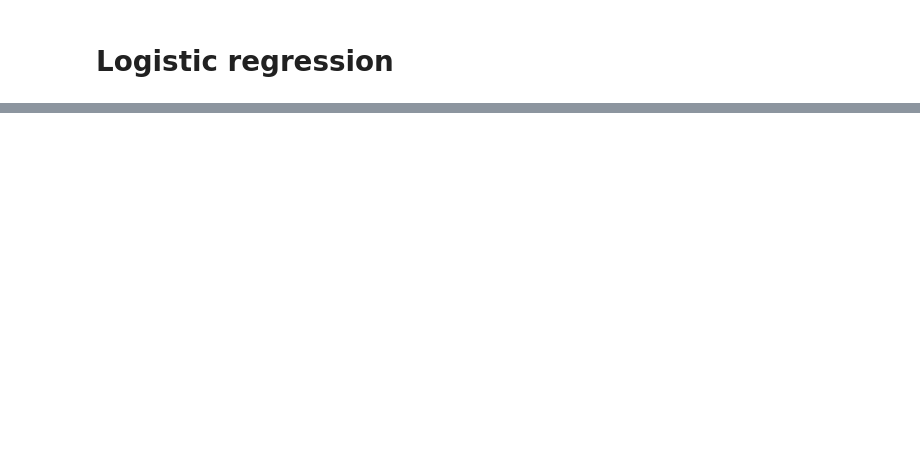
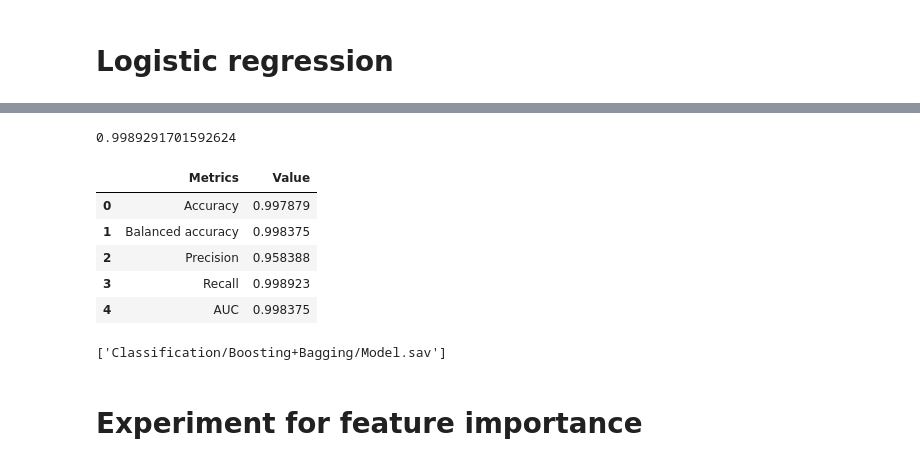
Before and after one commit to CamilaDuitama/RascovanProject, a Jupyter notebook: Scripts/Classification.ipynb, the cells around one changed output, grey strips where cells are left out. Cells and saved outputs as stored; diff of their text form; code cells hidden in the pictures; blank space fills up the shorter version.

```diff
--- a/Scripts/Classification.ipynb
+++ b/Scripts/Classification.ipynb
@@ -111,0 +130,5 @@ with joblib.parallel_backend('dask'):
+# %%
+from sklearn.preprocessing import Binarizer
+icombined_total=imatrices["CleanRepresentativeSample"]
+transformer = Binarizer().fit(icombined_total)  # fit does nothing.
+b_icombined_total=transformer.transform(icombined_total)
@@ -241,0 +561,26 @@ np.savetxt("Classification/LR/y_test_score_LR.csv",y_test_score_LR,delimiter=","
+# %%
+#1=Ancient
+#2=NonAncient
+to_take_v=one_v+two_v+three_v+four_v+five_v+six_v+seven_v
+labels=[]
+labels=labels+[False]*len(one_v)
+labels=labels+[False]*len(two_v)
+labels=labels+[True]*len(three_v)
+labels=labels+[False]*len(four_v)
+labels=labels+[True]*len(five_v)
+labels=labels+[False]*len(six_v)
+labels=labels+[True]*len(seven_v)
+Data = pd.DataFrame(list(zip(to_take_v, labels)),
+               columns =['Index', 'Label'])
+Data.sort_values(by='Index' , inplace=True)
+Data=Data.reset_index()
+
+Data=Data.drop("index",axis=1)
+Data.head()
+
+np.savetxt("Classification/Labels_CleanRepresentativeSample_Validation.csv",Data["Label"], delimiter=',')
+
+labels_RepresentativeSample_Validation=np.genfromtxt("Classification/Labels_CleanRepresentativeSample_Validation.csv",delimiter=",")
+
+X_v=b_ecombined_total_v
+y_v=labels_RepresentativeSample_Validation
@@ -241,0 +595,2 @@ np.savetxt("Classification/LR/y_test_score_LR.csv",y_test_score_LR,delimiter=","
+# %%
+y_validation_predicted_LR=LR.predict(b_ecombined_total_v)
@@ -241,0 +614,25 @@ np.savetxt("Classification/LR/y_test_score_LR.csv",y_test_score_LR,delimiter=","
+# %%
+from sklearn.metrics import recall_score
+recall_score(y_v,y_validation_predicted_LR)
+# %% [output]
+0.9989291701592624
+# %%
+ValidationMetrics
+# %% [output]
+|  | Metrics | Value |
+| 0 | Accuracy | 0.997879 |
+| 1 | Balanced accuracy | 0.998375 |
+| 2 | Precision | 0.958388 |
+| 3 | Recall | 0.998923 |
+| 4 | AUC | 0.998375 |
+# %%
+import joblib
+
+joblib.dump(LR,"Classification/LR/Model.sav")
+joblib.dump(RF,"Classification/RF/Model.sav")
+joblib.dump(SVM,"Classification/SVM/Model.sav")
+joblib.dump(BB,"Classification/Boosting+Bagging/Model.sav")
+# %% [output]
+['Classification/Boosting+Bagging/Model.sav']
+# %% [markdown]
+# Experiment for feature importance
```
Also changed, not shown: parts of 80 cells of this notebook.
